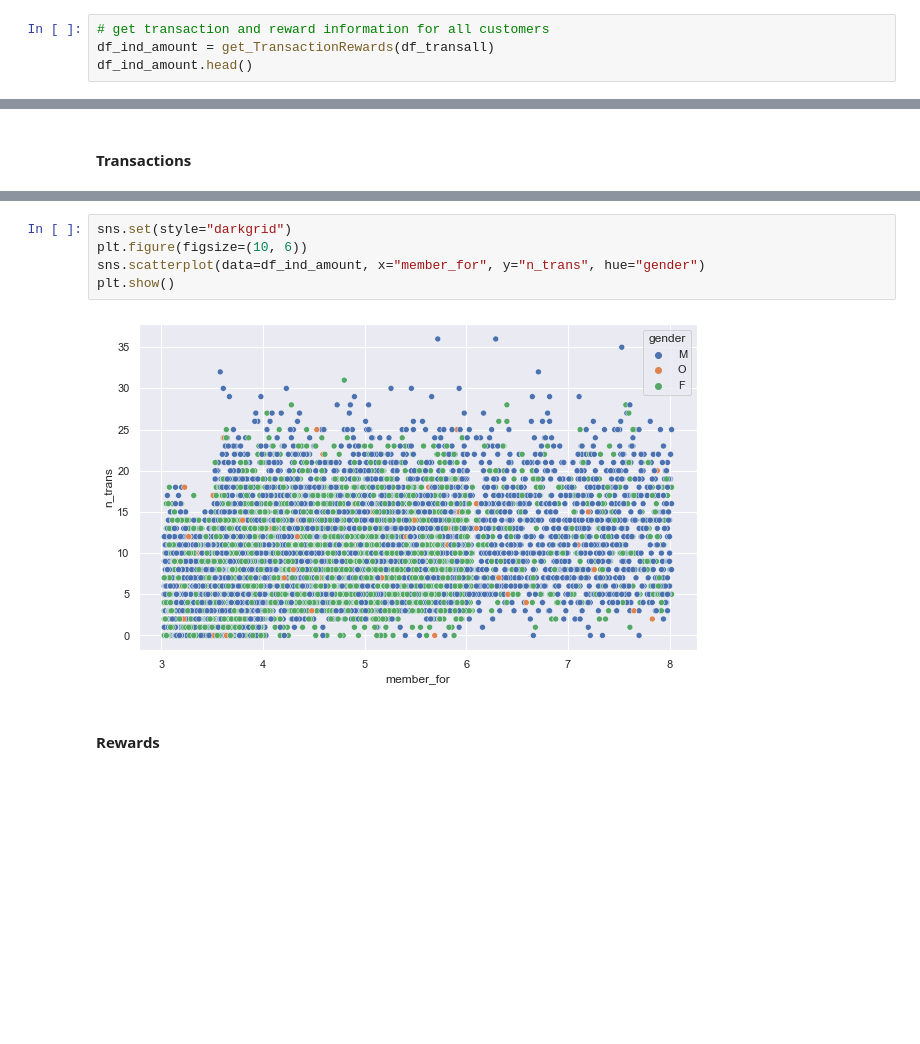
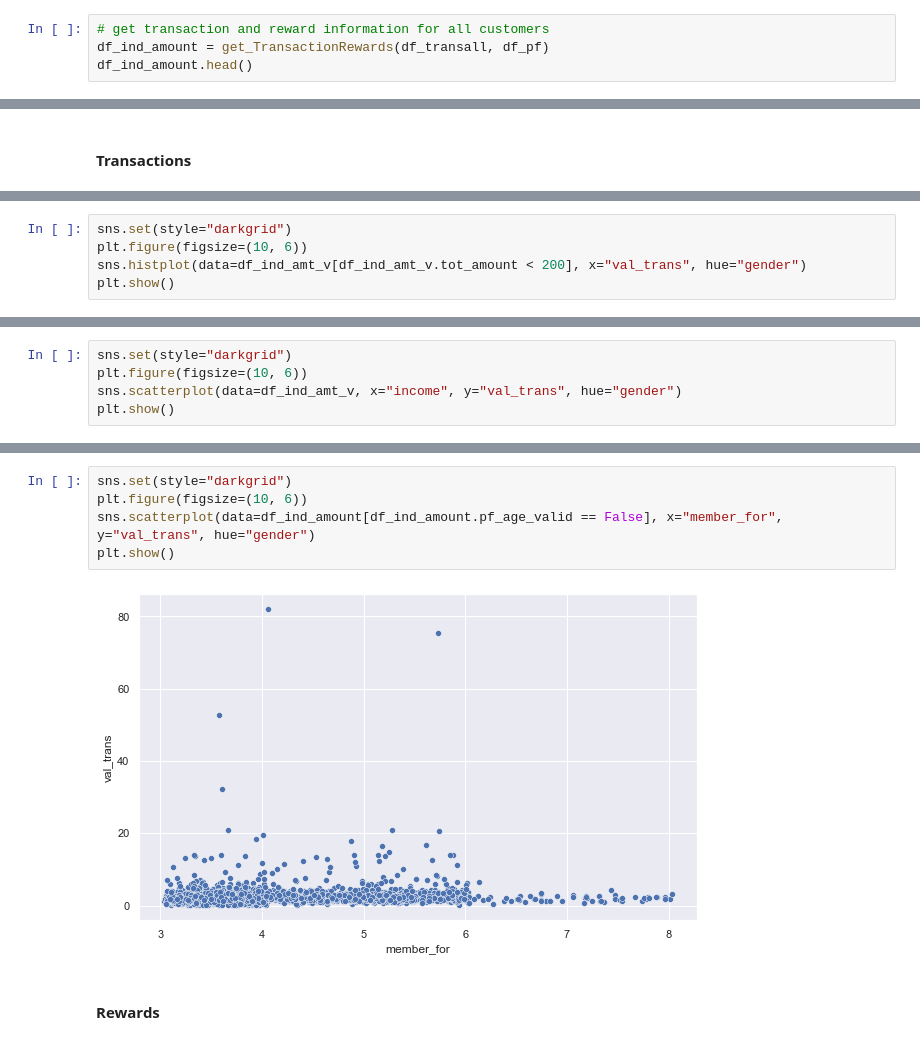
Before and after one commit to Sarmilan-Siva/starbucks-capstone-challenge, a Jupyter notebook: Starbucks_Capstone_notebook.ipynb, the cells around one changed output, grey strips where cells are left out. Cells and saved outputs as stored; diff of their text form; blank space fills up the shorter version.

```diff
--- a/Starbucks_Capstone_notebook.ipynb
+++ b/Starbucks_Capstone_notebook.ipynb
@@ -296,6 +331,6 @@ Aggregated individual level information is created in this part to understand th
 ### Total Transactions and Rewards
 # %%
 # get transaction and reward information for all customers
-df_ind_amount = get_TransactionRewards(df_transall)
+df_ind_amount = get_TransactionRewards(df_transall, df_pf)
 df_ind_amount.head()
 # %% [output]
@@ -321,3 +362,8 @@ sns.histplot(data=df_ind_amount, x="n_trans", bins=15, hue="gender")
 plt.show()
 # %% [output]
 [figure]
+# %%
+sns.set(style="darkgrid")
+plt.figure(figsize=(10, 6))
+sns.histplot(data=df_ind_amt_v[df_ind_amt_v.tot_amount < 200], x="val_trans", hue="gender")
+plt.show()
@@ -332,0 +387,5 @@ Some customers' total spending is increasing with their income level regardless
+# %%
+sns.set(style="darkgrid")
+plt.figure(figsize=(10, 6))
+sns.scatterplot(data=df_ind_amt_v, x="income", y="val_trans", hue="gender")
+plt.show()
@@ -340,10 +401,10 @@ plt.show()
 # %%
 sns.set(style="darkgrid")
 plt.figure(figsize=(10, 6))
-sns.scatterplot(data=df_ind_amount, x="member_for", y="n_trans", hue="gender")
+sns.scatterplot(data=df_ind_amount[df_ind_amount.pf_age_valid == False], x="member_for", y="val_trans", hue="gender")
 plt.show()
 # %% [output]
-[figure, old version]
+[figure, new version]
 # %% [markdown]
 #### Rewards
 # %%
```
Also changed, not shown: parts of 32 cells of this notebook, 1 other file.
